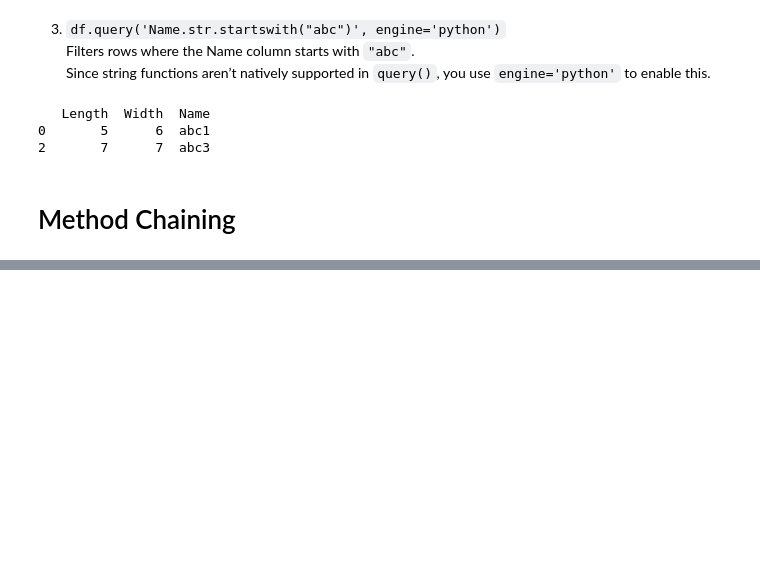
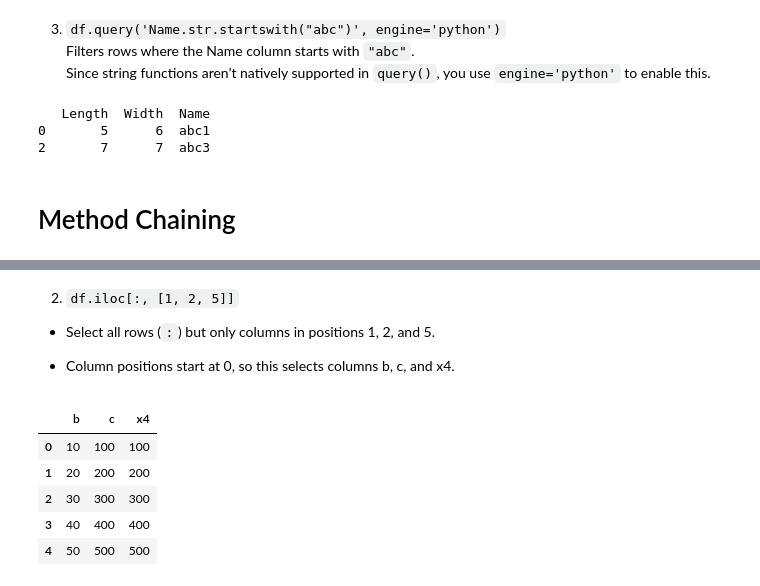
Before and after one commit to abdullahalasif25/My-Notes, a Jupyter notebook: Pandas.ipynb, the cells around one changed output, grey strips where cells are left out. Saved outputs shown, nothing was run; the diff lists cells and outputs as text; code cells hidden in the pictures; blank space fills up the shorter version.

```diff
--- a/Pandas.ipynb
+++ b/Pandas.ipynb
@@ -635,0 +702,14 @@ print(filtered_df)
+# %% [markdown]
+2. `df.iloc[:, [1, 2, 5]]`
+* Select all rows (`:`) but only columns in positions 1, 2, and 5.
+
+* Column positions start at 0, so this selects columns b, c, and x4.
+# %%
+df.iloc[:, [1, 2, 5]]
+# %% [output]
+|  | b | c | x4 |
+| 0 | 10 | 100 | 100 |
+| 1 | 20 | 200 | 200 |
+| 2 | 30 | 300 | 300 |
+| 3 | 40 | 400 | 400 |
+| 4 | 50 | 500 | 500 |
```
Also changed, not shown: parts of 15 cells of this notebook.
